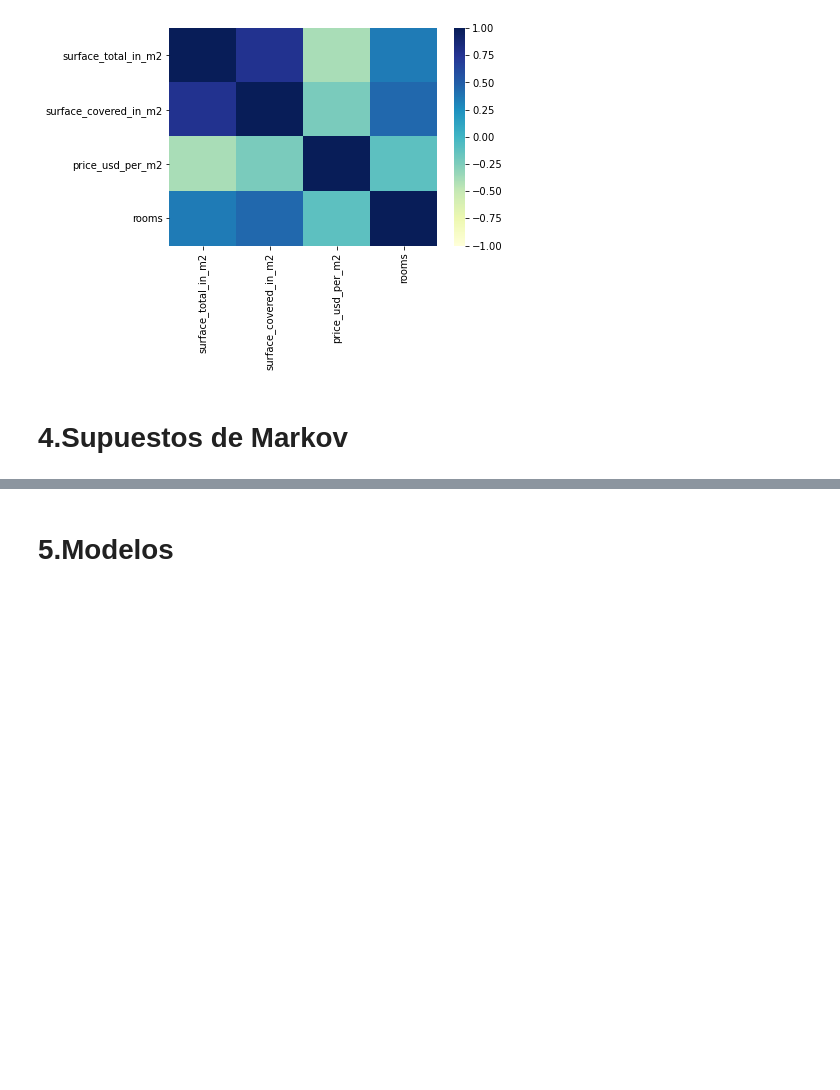
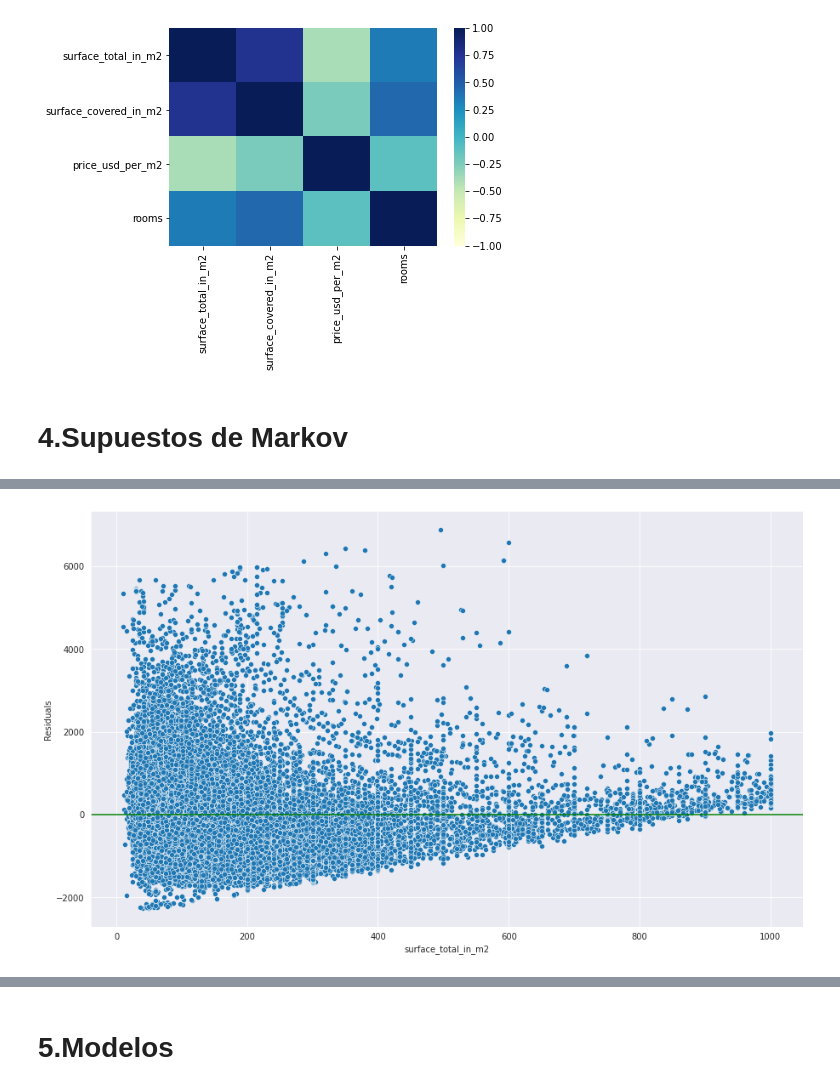
Before and after one commit to szl30n/ProyectosDHDS, a Jupyter notebook: TP2/Maela.ipynb, the cells around one changed output, grey strips where cells are left out. Drawn from its saved outputs; the diff is of its cells as text; code cells hidden in the pictures; blank space fills up the shorter version.

```diff
--- a/TP2/Maela.ipynb
+++ b/TP2/Maela.ipynb
@@ -523,0 +559,21 @@ lin_reg.resid.mean()
+# %%
+def residuals_test(features, target):
+  X = data[features]
+  y = data[target]
+
+  # Tenemos que agregar explícitamente a una constante:
+  X = sm.add_constant(X)
+
+  model = sm.OLS(y, X).fit()
+  residuals = model.resid
+
+  p = sns.scatterplot(data = data, x = data[features], y = residuals);
+  p.axhline(0, color = "green")
+  p.set(ylabel = "Residuals");
+
+  # otra opción:
+  #sns.residplot(data = advertising, x = "TV", y = "Sales");
+# %%
+residuals_test('surface_total_in_m2', "price_usd_per_m2")
+# %% [output]
+[figure, added]
```
Also changed, not shown: parts of 35 cells of this notebook.
